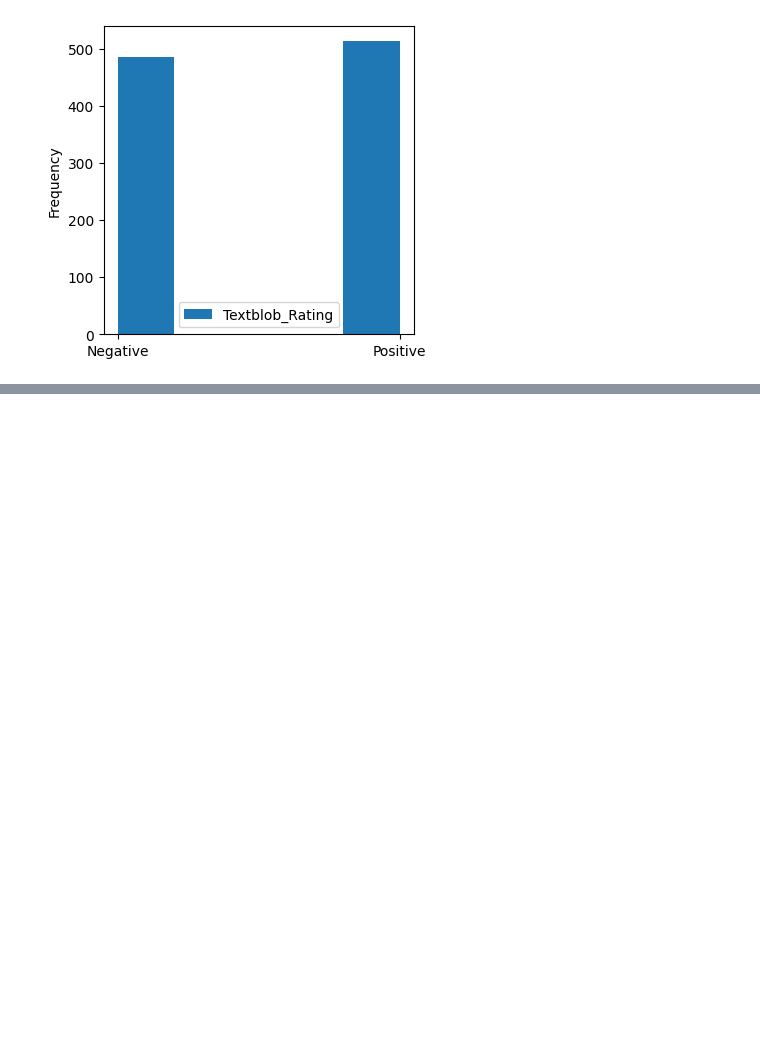
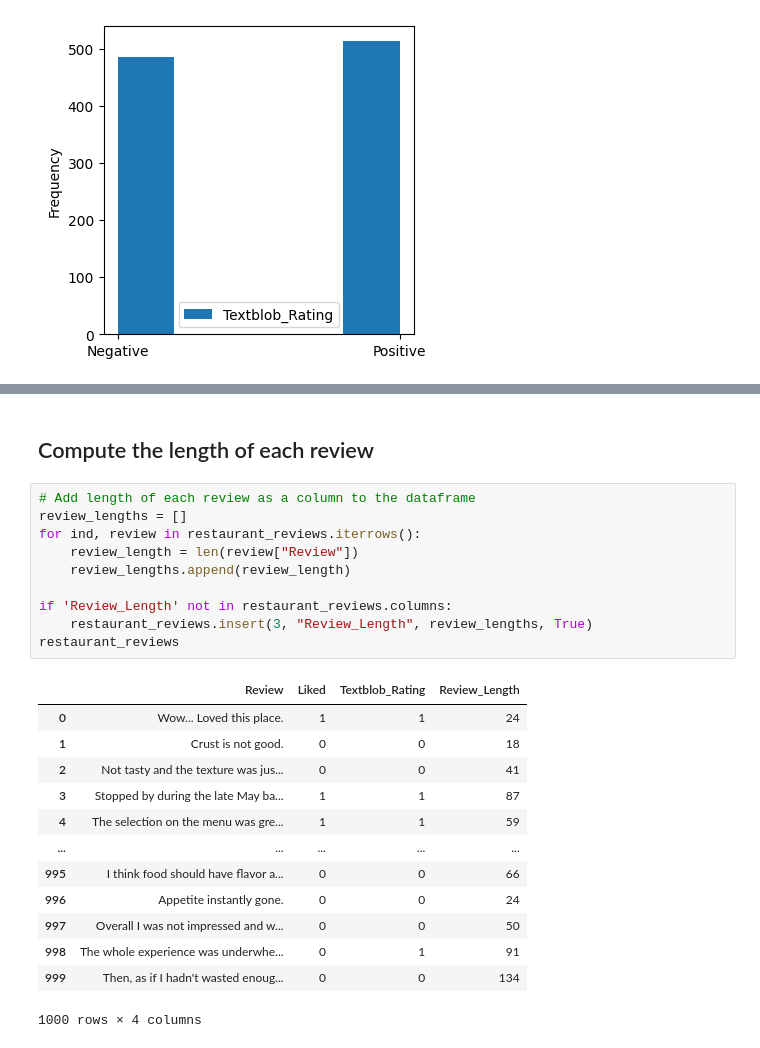
Before and after one commit to Kirollos-Hanna/NLP_Sentiment_Analysis_Project, a Jupyter notebook: RestaurantReviewSentimentAnalysis.ipynb, the cells around one changed output, grey strips where cells are left out. Cells and saved outputs as stored; diff of their text form; blank space fills up the shorter version.

```diff
--- a/RestaurantReviewSentimentAnalysis.ipynb
+++ b/RestaurantReviewSentimentAnalysis.ipynb
@@ -91,0 +129,26 @@ plt.show()
+# %% [markdown]
+## Compute the length of each review
+# %%
+# Add length of each review as a column to the dataframe
+review_lengths = []
+for ind, review in restaurant_reviews.iterrows():
+    review_length = len(review["Review"])
+    review_lengths.append(review_length)
+
+if 'Review_Length' not in restaurant_reviews.columns:
+    restaurant_reviews.insert(3, "Review_Length", review_lengths, True)
+restaurant_reviews
+# %% [output]
+|  | Review | Liked | Textblob_Rating | Review_Length |
+| 0 | Wow... Loved this place. | 1 | 1 | 24 |
+| 1 | Crust is not good. | 0 | 0 | 18 |
+| 2 | Not tasty and the texture was jus... | 0 | 0 | 41 |
+| 3 | Stopped by during the late May ba... | 1 | 1 | 87 |
+| 4 | The selection on the menu was gre... | 1 | 1 | 59 |
+| ... | ... | ... | ... | ... |
+| 995 | I think food should have flavor a... | 0 | 0 | 66 |
+| 996 | Appetite instantly gone. | 0 | 0 | 24 |
+| 997 | Overall I was not impressed and w... | 0 | 0 | 50 |
+| 998 | The whole experience was underwhe... | 0 | 1 | 91 |
+| 999 | Then, as if I hadn't wasted enoug... | 0 | 0 | 134 |
+1000 rows × 4 columns
```
Also changed, not shown: parts of 5 cells of this notebook.
